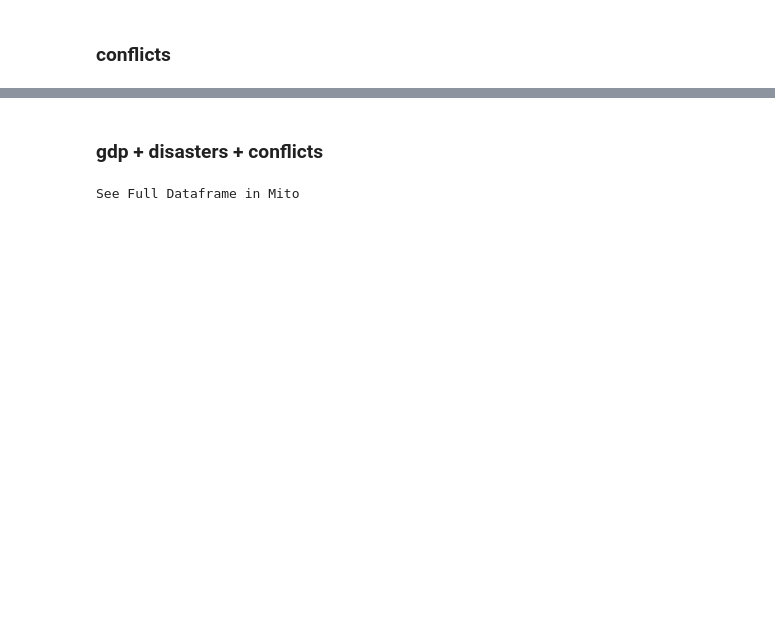
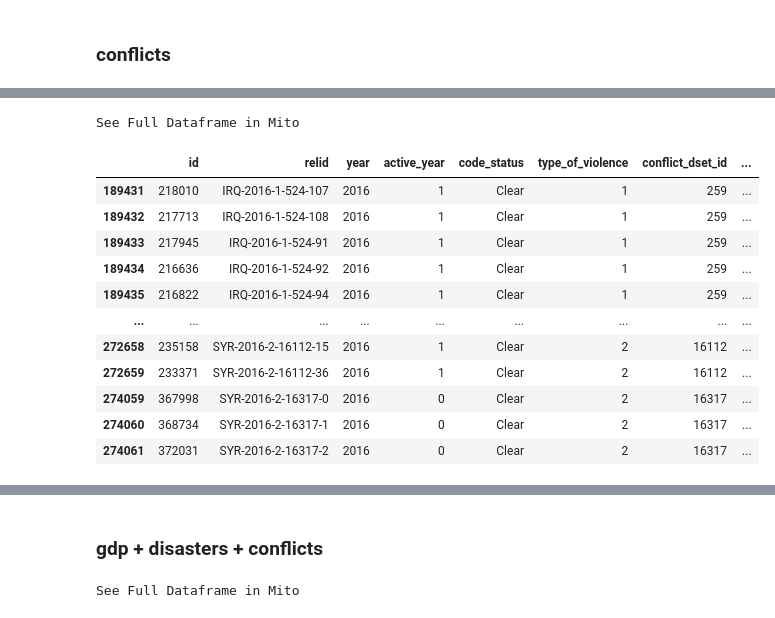
Before and after one commit to kamranuz/nis-network, a Jupyter notebook: 3sided_model_v3.ipynb, the cells around one changed output, grey strips where cells are left out. Drawn from its saved outputs; the diff is of its cells as text; code cells hidden in the pictures; blank space fills up the shorter version.

```diff
--- a/3sided_model_v3.ipynb
+++ b/3sided_model_v3.ipynb
@@ -113,3 +149,19 @@ See Full Dataframe in Mito
+# %%
+conflicts_2016_our[conflicts_2016_our.country == 'Syria']
+# %% [output]
+See Full Dataframe in Mito
+|  | id | relid | year | active_year | code_status | type_of_violence | conflict_dset_id | ... |
+| 189431 | 218010 | IRQ-2016-1-524-107 | 2016 | 1 | Clear | 1 | 259 | ... |
+| 189432 | 217713 | IRQ-2016-1-524-108 | 2016 | 1 | Clear | 1 | 259 | ... |
+| 189433 | 217945 | IRQ-2016-1-524-91 | 2016 | 1 | Clear | 1 | 259 | ... |
+| 189434 | 216636 | IRQ-2016-1-524-92 | 2016 | 1 | Clear | 1 | 259 | ... |
+| 189435 | 216822 | IRQ-2016-1-524-94 | 2016 | 1 | Clear | 1 | 259 | ... |
+| ... | ... | ... | ... | ... | ... | ... | ... | ... |
+| 272658 | 235158 | SYR-2016-2-16112-15 | 2016 | 1 | Clear | 2 | 16112 | ... |
+| 272659 | 233371 | SYR-2016-2-16112-36 | 2016 | 1 | Clear | 2 | 16112 | ... |
+| 274059 | 367998 | SYR-2016-2-16317-0 | 2016 | 0 | Clear | 2 | 16317 | ... |
+| 274060 | 368734 | SYR-2016-2-16317-1 | 2016 | 0 | Clear | 2 | 16317 | ... |
+| 274061 | 372031 | SYR-2016-2-16317-2 | 2016 | 0 | Clear | 2 | 16317 | ... |
 # %%
 cols_conf = ['country','country_id','year','deaths_civilians','best']
 print('conflicts',conflicts.shape)
```
Also changed, not shown: parts of 4 cells of this notebook.
